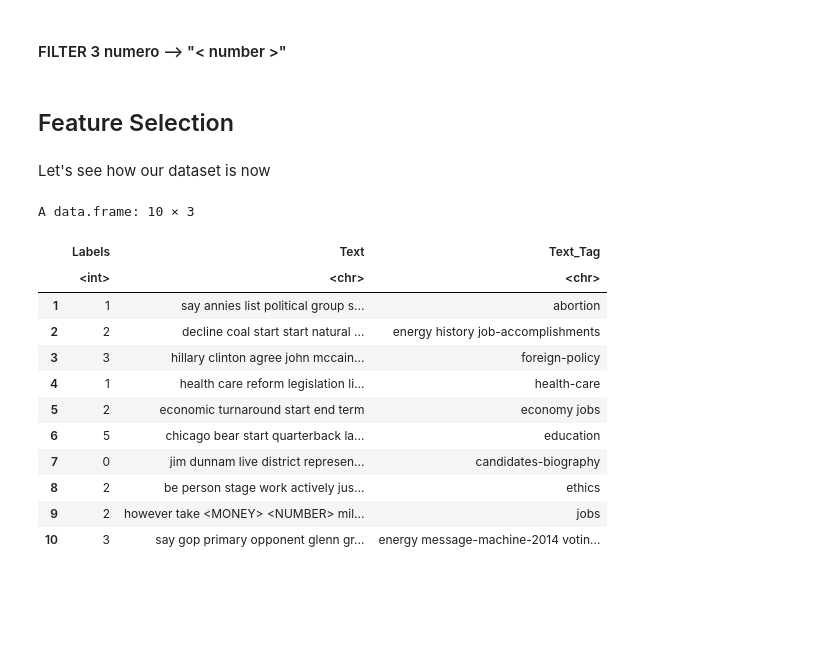
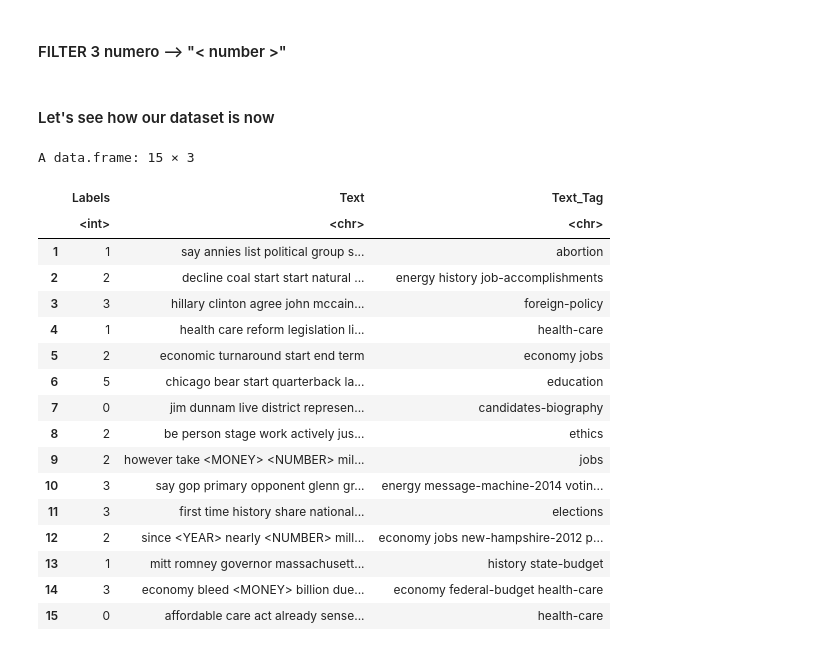
Before and after one commit to s1m0n32001/BayesianFakeNewsRecognition, a Jupyter notebook: read_split.ipynb, the cells around one changed output. Saved outputs shown, nothing was run; the diff lists cells and outputs as text; code cells hidden in the pictures; blank space fills up the shorter version.

```diff
--- a/read_split.ipynb
+++ b/read_split.ipynb
@@ -226,23 +182,26 @@ train.df$Text <- str_replace_all(train.df$Text, regex("(18|19|20)\\d{2}"), "<YEA
 #### FILTER 3 numero --> "< number >"
 # %%
 train.df$Text <- str_replace_all(train.df$Text, regex("\\d+"), "<NUMBER>")
-# %% [markdown]
-## Feature Selection
 # %% [markdown]
-Let's see how our dataset is now
+#### Let's see how our dataset is now
 # %%
-head(train.df, 10)
+head(train.df, 15)
 # %% [output]
-A data.frame: 10 × 3
+A data.frame: 15 × 3
 |  | Labels | Text | Text_Tag |
 |  | <int> | <chr> | <chr> |
 | 1 | 1 | say annies list political group s... | abortion |
 | 2 | 2 | decline coal start start natural ... | energy history job-accomplishments |
 | 3 | 3 | hillary clinton agree john mccain... | foreign-policy |
 | 4 | 1 | health care reform legislation li... | health-care |
 | 5 | 2 | economic turnaround start end term | economy jobs |
 | 6 | 5 | chicago bear start quarterback la... | education |
 | 7 | 0 | jim dunnam live district represen... | candidates-biography |
 | 8 | 2 | be person stage work actively jus... | ethics |
 | 9 | 2 | however take <MONEY> <NUMBER> mil... | jobs |
 | 10 | 3 | say gop primary opponent glenn gr... | energy message-machine-2014 votin... |
+| 11 | 3 | first time history share national... | elections |
+| 12 | 2 | since <YEAR> nearly <NUMBER> mill... | economy jobs new-hampshire-2012 p... |
+| 13 | 1 | mitt romney governor massachusett... | history state-budget |
+| 14 | 3 | economy bleed <MONEY> billion due... | economy federal-budget health-care |
+| 15 | 0 | affordable care act already sense... | health-care |
```
Also changed, not shown: parts of 33 cells of this notebook.
